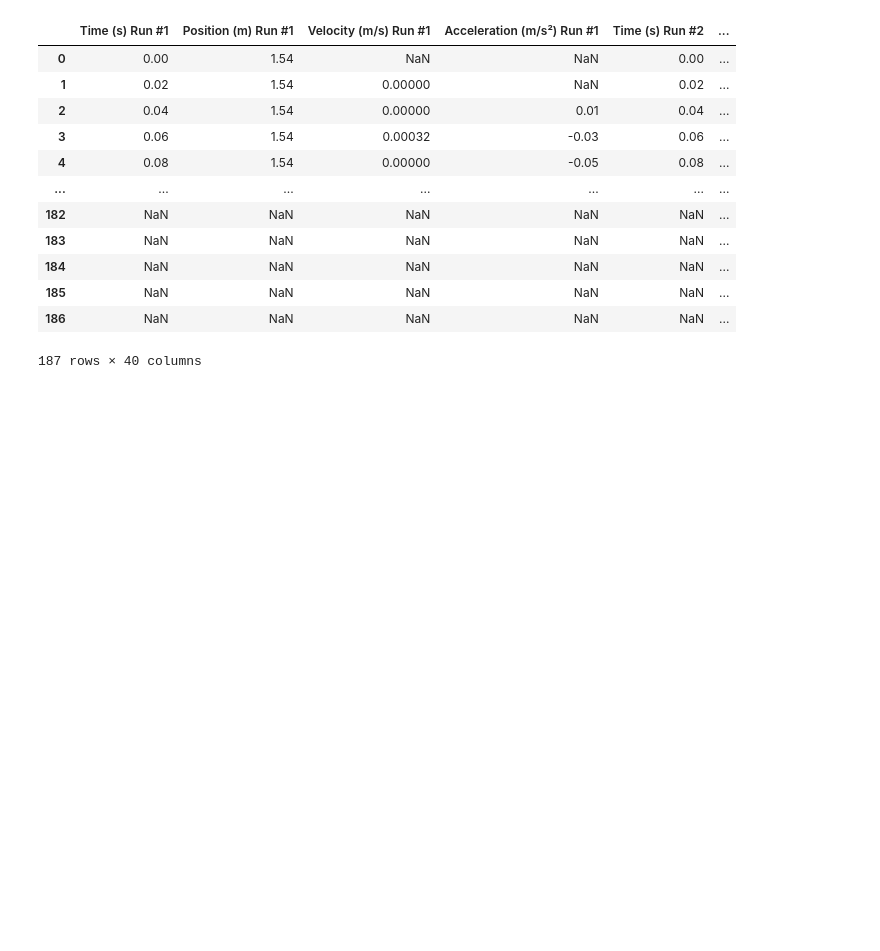
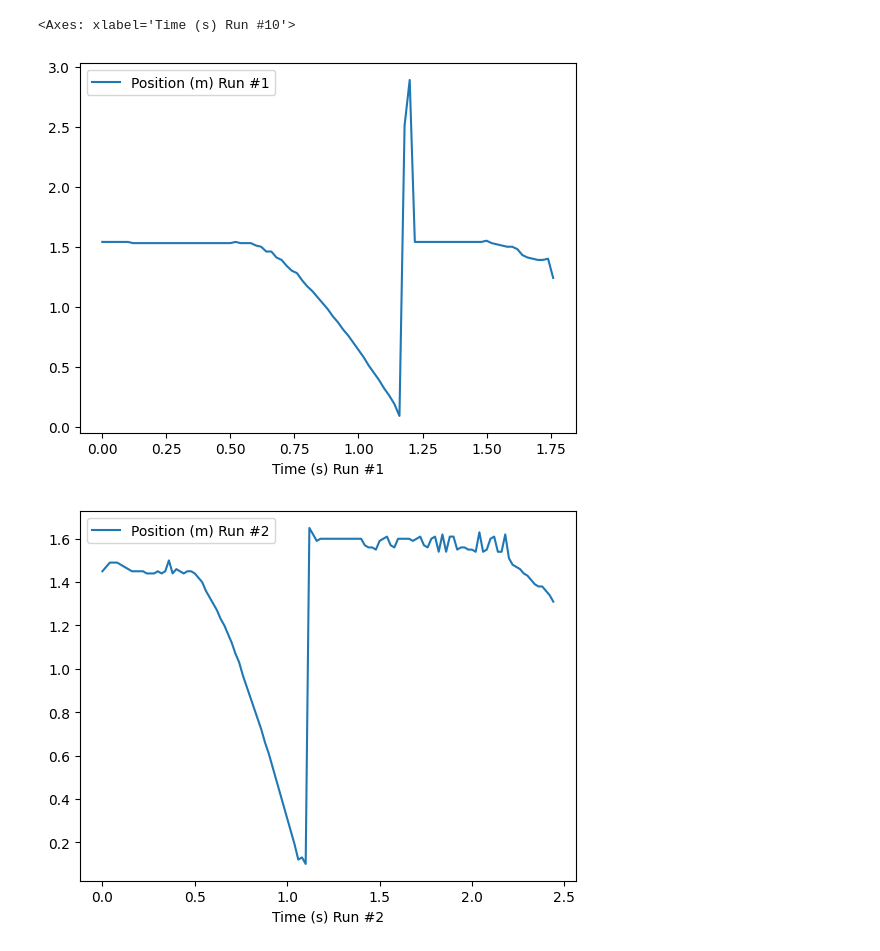
Before and after one commit to nicoleslanina/data_structures, a Jupyter notebook: OneDrive/Bureau/ds & oop/multiples.ipynb, the cells around one changed output. Saved outputs shown, nothing was run; the diff lists cells and outputs as text; code cells hidden in the pictures; blank space fills up the shorter version.

Commit message:
multiples

```diff
--- a/OneDrive/Bureau/ds & oop/multiples.ipynb
+++ b/OneDrive/Bureau/ds & oop/multiples.ipynb
@@ -1,20 +1,19 @@
-# %%
-import pandas as pd
-import matplotlib.pyplot as plt
-
-multiples_df = pd.read_csv('new_white_filters_-_multiples.csv')
-multiples_df
-# %% [output]
-|  | Time (s) Run #1 | Position (m) Run #1 | Velocity (m/s) Run #1 | Acceleration (m/s²) Run #1 | Time (s) Run #2 | ... |
-| 0 | 0.00 | 1.54 | NaN | NaN | 0.00 | ... |
-| 1 | 0.02 | 1.54 | 0.00000 | NaN | 0.02 | ... |
-| 2 | 0.04 | 1.54 | 0.00000 | 0.01 | 0.04 | ... |
-| 3 | 0.06 | 1.54 | 0.00032 | -0.03 | 0.06 | ... |
-| 4 | 0.08 | 1.54 | 0.00000 | -0.05 | 0.08 | ... |
-| ... | ... | ... | ... | ... | ... | ... |
-| 182 | NaN | NaN | NaN | NaN | NaN | ... |
-| 183 | NaN | NaN | NaN | NaN | NaN | ... |
-| 184 | NaN | NaN | NaN | NaN | NaN | ... |
-| 185 | NaN | NaN | NaN | NaN | NaN | ... |
-| 186 | NaN | NaN | NaN | NaN | NaN | ... |
-187 rows × 40 columns
+# %%
+import pandas as pd
+import matplotlib.pyplot as plt
+
+multiples_df = pd.read_csv('new_white_filters_-_multiples.csv')
+multiples_df.plot(kind = 'line', x = 'Time (s) Run #1', y = 'Position (m) Run #1')
+multiples_df.plot(kind = 'line', x = 'Time (s) Run #2', y = 'Position (m) Run #2')
+multiples_df.plot(kind = 'line', x = 'Time (s) Run #3', y = 'Position (m) Run #3')
+multiples_df.plot(kind = 'line', x = 'Time (s) Run #4', y = 'Position (m) Run #4')
+multiples_df.plot(kind = 'line', x = 'Time (s) Run #5', y = 'Position (m) Run #5')
+multiples_df.plot(kind = 'line', x = 'Time (s) Run #6', y = 'Position (m) Run #6')
+multiples_df.plot(kind = 'line', x = 'Time (s) Run #7', y = 'Position (m) Run #7')
+multiples_df.plot(kind = 'line', x = 'Time (s) Run #8', y = 'Position (m) Run #8')
+multiples_df.plot(kind = 'line', x = 'Time (s) Run #9', y = 'Position (m) Run #9')
+multiples_df.plot(kind = 'line', x = 'Time (s) Run #10', y = 'Position (m) Run #10')
+# %% [output]
+<Axes: xlabel='Time (s) Run #10'>
+[figure, added]
+[figure, added]
```
Also changed, not shown: parts of 1 cell of this notebook.
